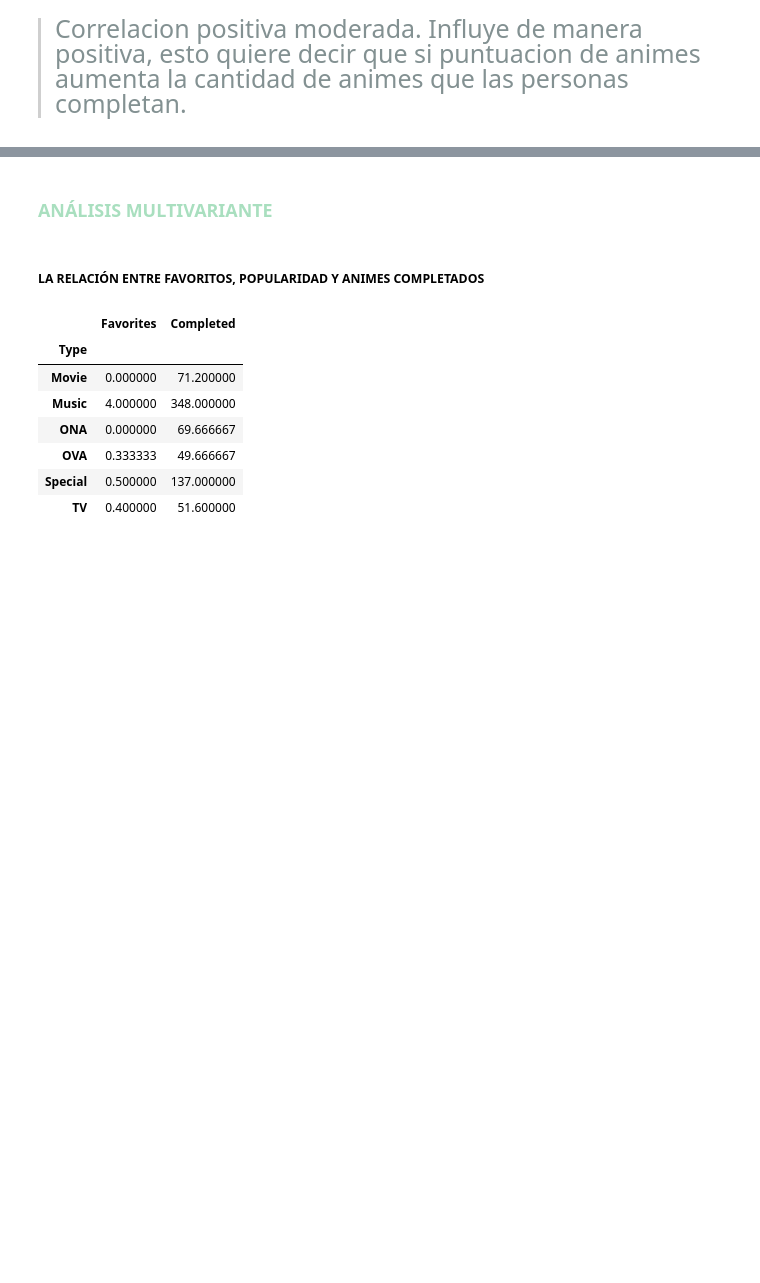
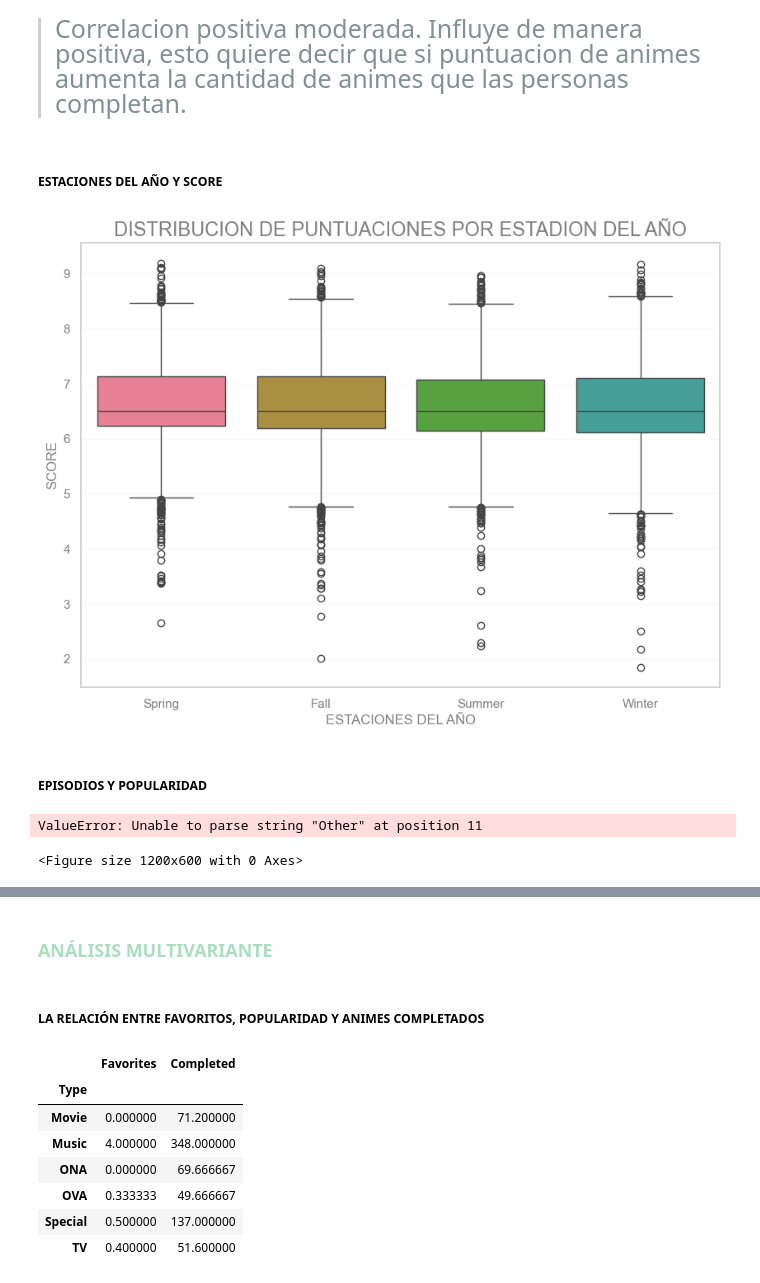
Before and after one commit to AmyGaarcia/EDA_ANIME, a Jupyter notebook: src/EDA/EDA_anime.ipynb, the cells around one changed output, grey strips where cells are left out. Saved outputs shown, nothing was run; the diff lists cells and outputs as text; code cells hidden in the pictures; blank space fills up the shorter version.

```diff
--- a/src/EDA/EDA_anime.ipynb
+++ b/src/EDA/EDA_anime.ipynb
@@ -1406,2 +1381,43 @@ Se rechaza la hipótesis nula.
 # %% [markdown]
 ><span style="font-size: 25px; color:#839192">Correlacion positiva moderada. Influye de manera positiva, esto quiere decir que si puntuacion de animes aumenta la cantidad de animes que las personas completan. </span>
+# %% [markdown]
+##### ESTACIONES DEL AÑO Y SCORE
+# %%
+seasons= anime_EDA[anime_EDA["Season"]!="Other"]
+
+paleta= sns.color_palette("husl")
+plt.figure(figsize=(10,7))
+sns.boxplot(x="Season", y="Score", hue= "Season",data=seasons, palette=paleta)
+
+plt.title("DISTRIBUCION DE PUNTUACIONES POR ESTADION DEL AÑO",  color="grey", fontsize= 17)
+plt.xlabel("ESTACIONES DEL AÑO",  color="grey")
+plt.ylabel("SCORE", color="grey")
+plt.tick_params(axis="x",colors="grey")
+plt.tick_params(axis="y", colors="grey")
+
+plt.show()
+# %% [output]
+[figure, added]
+# %% [markdown]
+##### EPISODIOS Y POPULARIDAD
+# %%
+plt.figure(figsize=(12,6))
+labels=["0-20","21- 40","41-60","61 -100","101-200","201-400","500+"]
+bins=[0,20,40,60,100,200,400, float("inf")] #CON QUE SE DIVIDEN LOS DATOS!!!
+
+anime_EDA["Episodes"]= pd.to_numeric(anime_EDA["Episodes"])
+anime_EDA["episodios"]= pd.cut(anime_EDA["Episodes"],bins=bins,labels=labels, right=False)
+anime_groupbyy= anime_EDA.groupby("episodios", observed=False)["Popularity"].mean().reset_index()
+
+sns.barplot(x="episodios", y="Popularity",data=anime_groupbyy, color="#16A085")
+
+plt.title("EPISODIOS Y POPULARIDAD", color="grey", fontsize= 25)
+plt.xlabel("EPISODIOS", color="grey")
+plt.ylabel("POPULARIDAD", color="grey")
+plt.tick_params(axis="x",colors="grey")
+plt.tick_params(axis="y", colors="grey")
+
+plt.show()
+# %% [output]
+ValueError: Unable to parse string "Other" at position 11
+<Figure size 1200x600 with 0 Axes>
```
Also changed, not shown: parts of 11 cells of this notebook.
